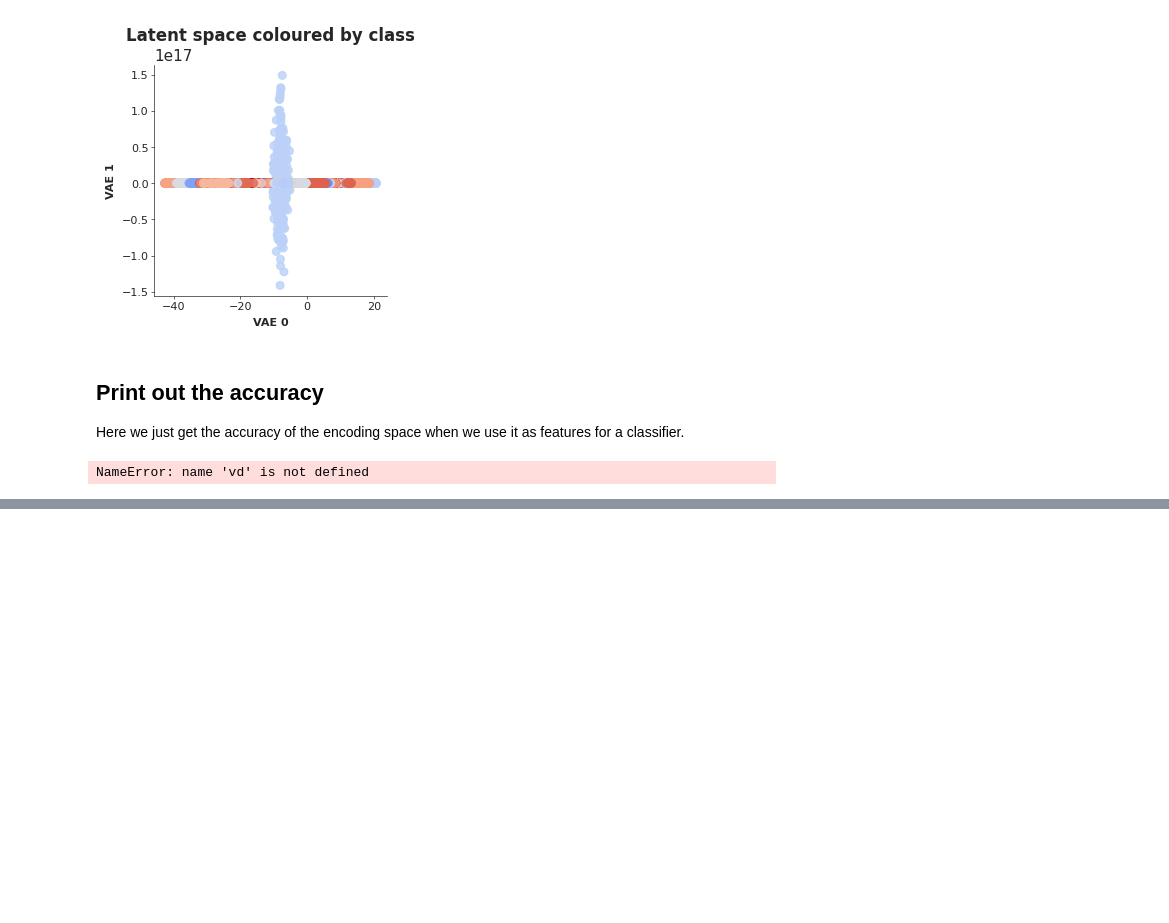
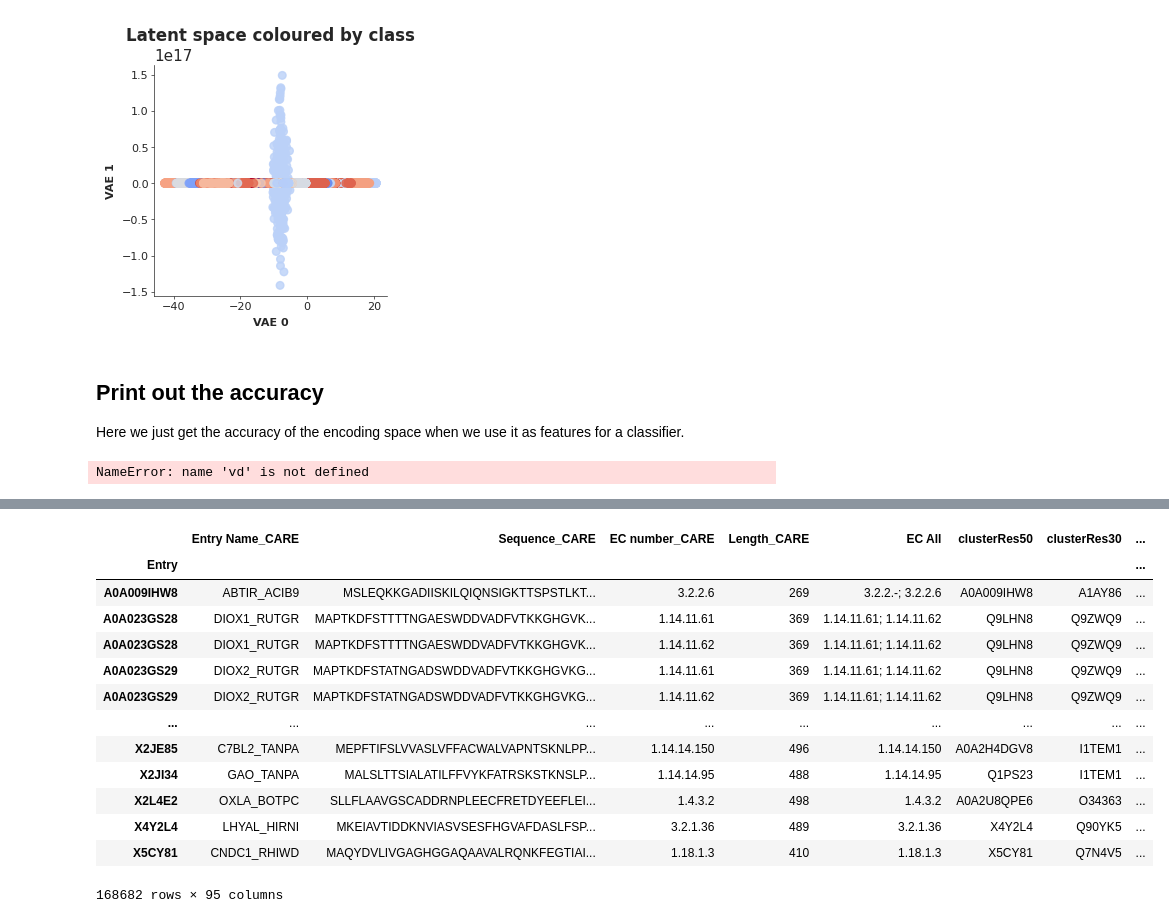
Before and after one commit to ArianeMora/scivae, a Jupyter notebook: example/VAE protein chem encoder.ipynb, the cells around one changed output, grey strips where cells are left out. Drawn from its saved outputs; the diff is of its cells as text; code cells hidden in the pictures; blank space fills up the shorter version.

```diff
--- a/example/VAE protein chem encoder.ipynb
+++ b/example/VAE protein chem encoder.ipynb
@@ -217,0 +237,22 @@ NameError: name 'vd' is not defined
+# %%
+from sklearn.ensemble import RandomForestClassifier
+df = pd.read_csv('/disk1/ariane/vscode/CARE/pretrained/splits/task1/protein_train.csv', index_col=0)
+df.set_index('Entry', inplace=True)
+protein_df.set_index('Entry', inplace=True)
+df = df.join(protein_df, how='left', lsuffix='_CARE', rsuffix='_Protein')
+df
+# %% [output]
+|  | Entry Name_CARE | Sequence_CARE | EC number_CARE | Length_CARE | EC All | clusterRes50 | clusterRes30 | ... |
+| Entry |  |  |  |  |  |  |  | ... |
+| A0A009IHW8 | ABTIR_ACIB9 | MSLEQKKGADIISKILQIQNSIGKTTSPSTLKT... | 3.2.2.6 | 269 | 3.2.2.-; 3.2.2.6 | A0A009IHW8 | A1AY86 | ... |
+| A0A023GS28 | DIOX1_RUTGR | MAPTKDFSTTTTNGAESWDDVADFVTKKGHGVK... | 1.14.11.61 | 369 | 1.14.11.61; 1.14.11.62 | Q9LHN8 | Q9ZWQ9 | ... |
+| A0A023GS28 | DIOX1_RUTGR | MAPTKDFSTTTTNGAESWDDVADFVTKKGHGVK... | 1.14.11.62 | 369 | 1.14.11.61; 1.14.11.62 | Q9LHN8 | Q9ZWQ9 | ... |
+| A0A023GS29 | DIOX2_RUTGR | MAPTKDFSTATNGADSWDDVADFVTKKGHGVKG... | 1.14.11.61 | 369 | 1.14.11.61; 1.14.11.62 | Q9LHN8 | Q9ZWQ9 | ... |
+| A0A023GS29 | DIOX2_RUTGR | MAPTKDFSTATNGADSWDDVADFVTKKGHGVKG... | 1.14.11.62 | 369 | 1.14.11.61; 1.14.11.62 | Q9LHN8 | Q9ZWQ9 | ... |
+| ... | ... | ... | ... | ... | ... | ... | ... | ... |
+| X2JE85 | C7BL2_TANPA | MEPFTIFSLVVASLVFFACWALVAPNTSKNLPP... | 1.14.14.150 | 496 | 1.14.14.150 | A0A2H4DGV8 | I1TEM1 | ... |
+| X2JI34 | GAO_TANPA | MALSLTTSIALATILFFVYKFATRSKSTKNSLP... | 1.14.14.95 | 488 | 1.14.14.95 | Q1PS23 | I1TEM1 | ... |
+| X2L4E2 | OXLA_BOTPC | SLLFLAAVGSCADDRNPLEECFRETDYEEFLEI... | 1.4.3.2 | 498 | 1.4.3.2 | A0A2U8QPE6 | O34363 | ... |
+| X4Y2L4 | LHYAL_HIRNI | MKEIAVTIDDKNVIASVSESFHGVAFDASLFSP... | 3.2.1.36 | 489 | 3.2.1.36 | X4Y2L4 | Q90YK5 | ... |
+| X5CY81 | CNDC1_RHIWD | MAQYDVLIVGAGHGGAQAAVALRQNKFEGTIAI... | 1.18.1.3 | 410 | 1.18.1.3 | X5CY81 | Q7N4V5 | ... |
+168682 rows × 95 columns
```
Also changed, not shown: parts of 13 cells of this notebook.
